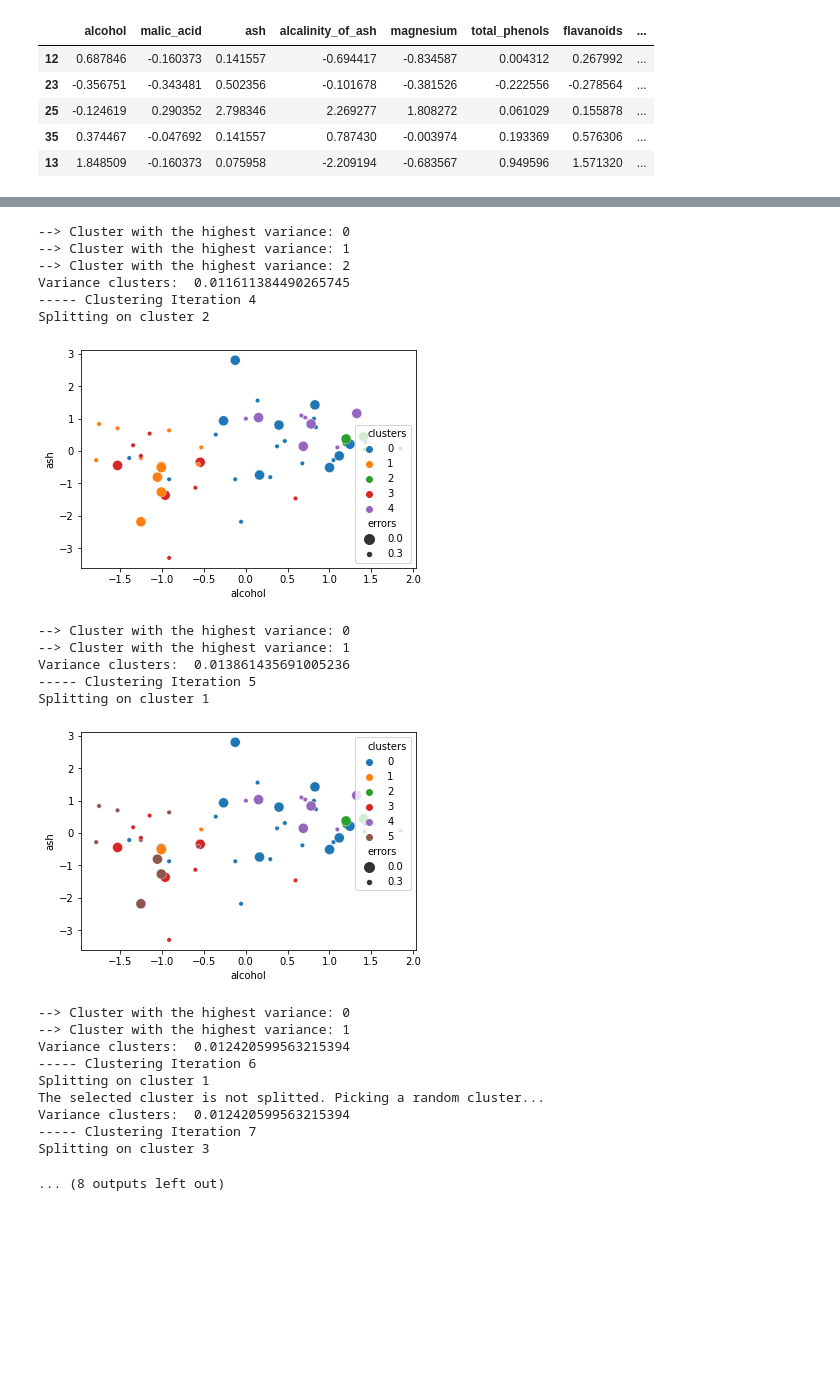
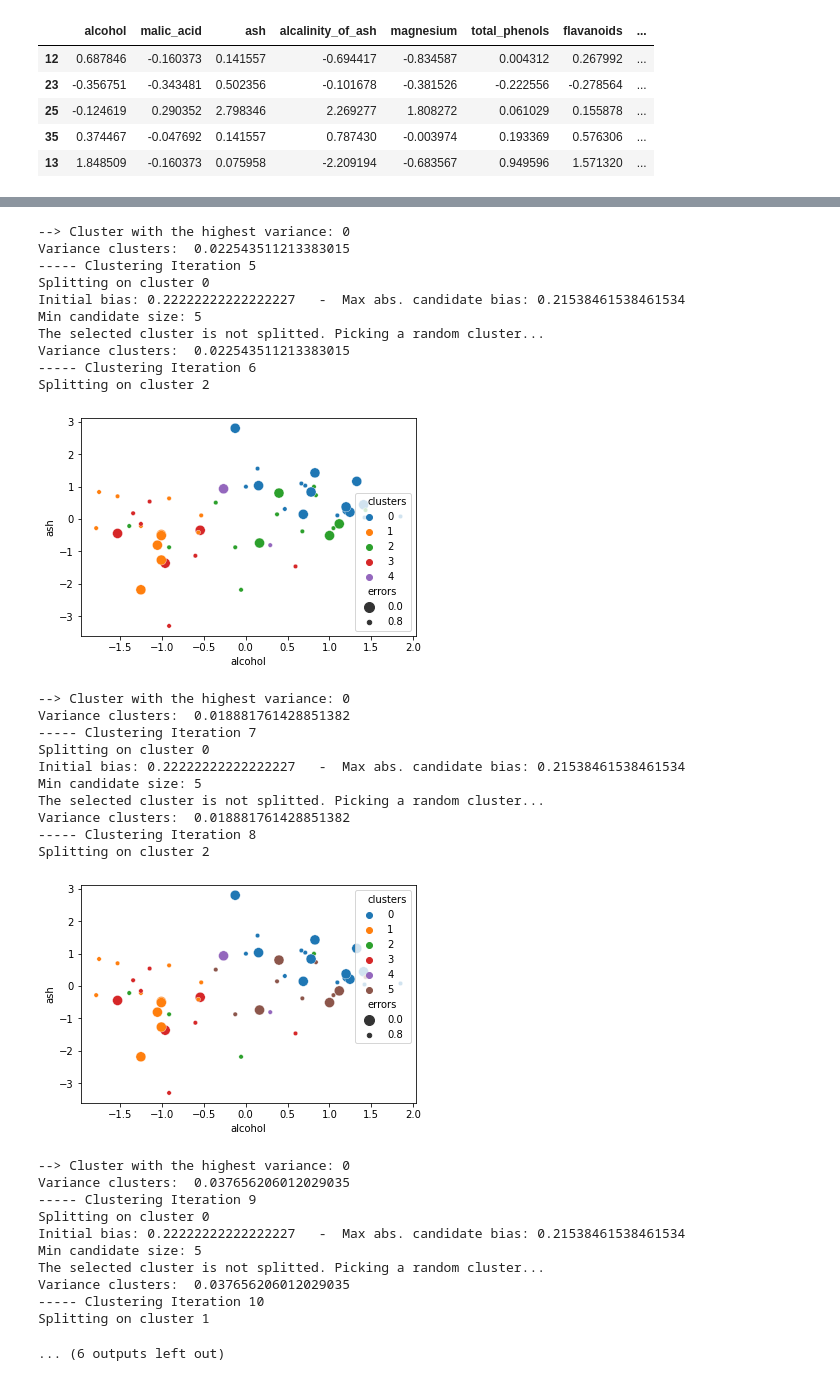
Before and after one commit to Sm2468/msc_thesis, a Jupyter notebook: Pipeline/4_wine_bias_clustering.ipynb, the cells around one changed output, grey strips where cells are left out. Drawn from its saved outputs; the diff is of its cells as text; code cells hidden in the pictures; blank space fills up the shorter version.

```diff
--- a/Pipeline/4_wine_bias_clustering.ipynb
+++ b/Pipeline/4_wine_bias_clustering.ipynb
@@ -20,5 +22,10 @@ features = all_data.drop(['predicted_class', 'true_class', 'errors'], axis=1)
 # %%
-# Scaling the features
+# Scaling all attributes
 to_scale = features.columns
 features[to_scale] = StandardScaler().fit_transform(features[to_scale])
 features[:5]
+
+# Scaling the errors
+errors_col = MinMaxScaler(feature_range = (0,1.0)).fit_transform(all_data[['errors']])
+scaling_factor = 0.8 #needs to be converted to scaling range
+scaled_errors = scaling_factor * errors_col
@@ -233,9 +250,9 @@ from sklearn.preprocessing import MinMaxScaler
 # features[to_scale] = MinMaxScaler(feature_range=0.2,1).fit_transform(features[to_scale])
 # features[:5]
 
-errors = MinMaxScaler(feature_range = (0,1.0)).fit_transform(full_data[['errors']])
-scaling_factor = 0.8 #needs to be converted to scaling range
+# errors = MinMaxScaler(feature_range = (0,1.0)).fit_transform(full_data[['errors']])
+# scaling_factor = 0.8 #needs to be converted to scaling range
 
-scaled_errors = scaling_factor * scaled_errors
-# final_errors
+# scaled_errors = scaling_factor * scaled_errors
+# scaled_errors
 # %%
@@ -259,7 +276,7 @@ MAX_ITER = 20
 x = 0 # cluster number
 initial_bias = 0
 plot_clusters(full_data)
-variance_list = []
+variance_list_errors = []
 
 for i in range(1, MAX_ITER):
     if i != 1:
@@ -268,7 +285,7 @@ for i in range(1, MAX_ITER):
             neg_bias_clus = bias_acc(full_data, j, 'clusters')
             neg_bias_list.append(neg_bias_clus)
         variance_clusters = np.var(neg_bias_list)
-        variance_list.append(variance_clusters) #TODO make function
+        variance_list_errors.append(variance_clusters) #TODO make function
         print('Variance clusters: ', variance_clusters)
     print('----- Clustering Iteration', i)
     print('Splitting on cluster', x)
@@ -318,8 +335,7 @@ for i in range(1, MAX_ITER):
         initial_bias = abs(bias_acc(full_data, x, 'clusters'))
 
 print('MAX_ITER')
-
-print(variance_list)
+print(variance_list_errors)
 # %% [output]
 [figure]
 ----- Clustering Iteration 1
@@ -339,24 +360,34 @@ Splitting on cluster 1
 --> Cluster with the highest variance: 0
---> Cluster with the highest variance: 1
---> Cluster with the highest variance: 2
-Variance clusters:  0.011611384490265745
------ Clustering Iteration 4
+Variance clusters:  0.022543511213383015
+----- Clustering Iteration 5
+Splitting on cluster 0
+Initial bias: 0.22222222222222227   -  Max abs. candidate bias: 0.21538461538461534
+Min candidate size: 5
+The selected cluster is not splitted. Picking a random cluster...
+Variance clusters:  0.022543511213383015
+----- Clustering Iteration 6
 Splitting on cluster 2
-[figure, old version]
+[figure, new version]
 --> Cluster with the highest variance: 0
---> Cluster with the highest variance: 1
-Variance clusters:  0.013861435691005236
------ Clustering Iteration 5
-Splitting on cluster 1
+Variance clusters:  0.018881761428851382
+----- Clustering Iteration 7
+Splitting on cluster 0
+Initial bias: 0.22222222222222227   -  Max abs. candidate bias: 0.21538461538461534
+Min candidate size: 5
+The selected cluster is not splitted. Picking a random cluster...
+Variance clusters:  0.018881761428851382
+----- Clustering Iteration 8
+Splitting on cluster 2
-[figure, old version]
+[figure, new version]
 --> Cluster with the highest variance: 0
---> Cluster with the highest variance: 1
-Variance clusters:  0.012420599563215394
------ Clustering Iteration 6
+Variance clusters:  0.037656206012029035
+----- Clustering Iteration 9
+Splitting on cluster 0
+Initial bias: 0.22222222222222227   -  Max abs. candidate bias: 0.21538461538461534
+Min candidate size: 5
+The selected cluster is not splitted. Picking a random cluster...
+Variance clusters:  0.037656206012029035
+----- Clustering Iteration 10
 Splitting on cluster 1
-The selected cluster is not splitted. Picking a random cluster...
-Variance clusters:  0.012420599563215394
------ Clustering Iteration 7
-Splitting on cluster 3
-... (8 outputs left out)
+... (6 outputs left out)
 # %%
```
Also changed, not shown: parts of 8 cells of this notebook.
